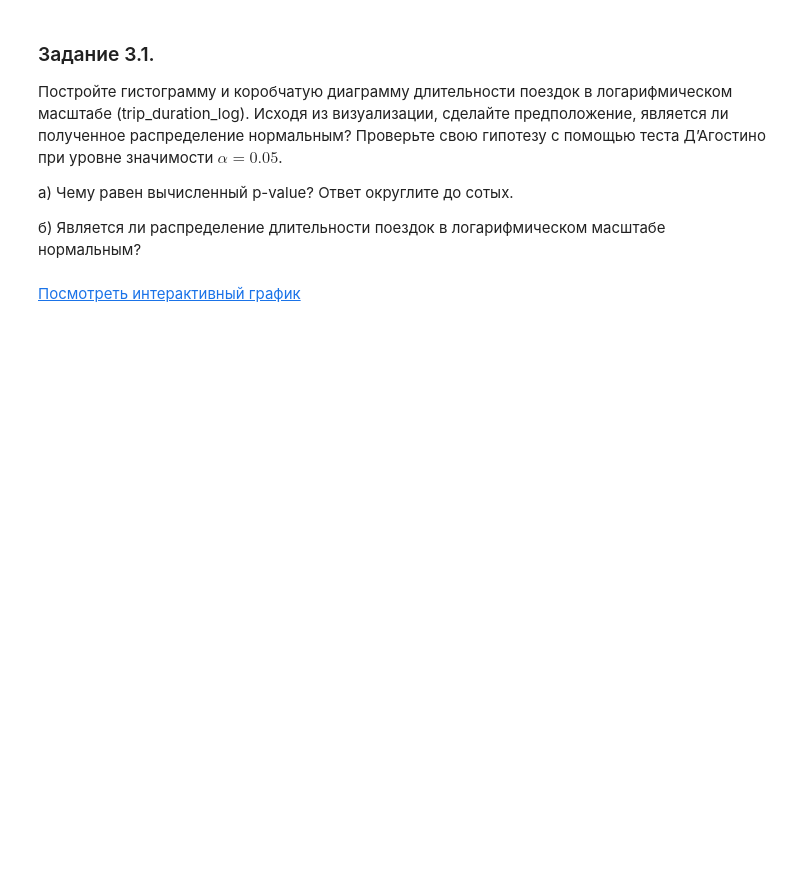
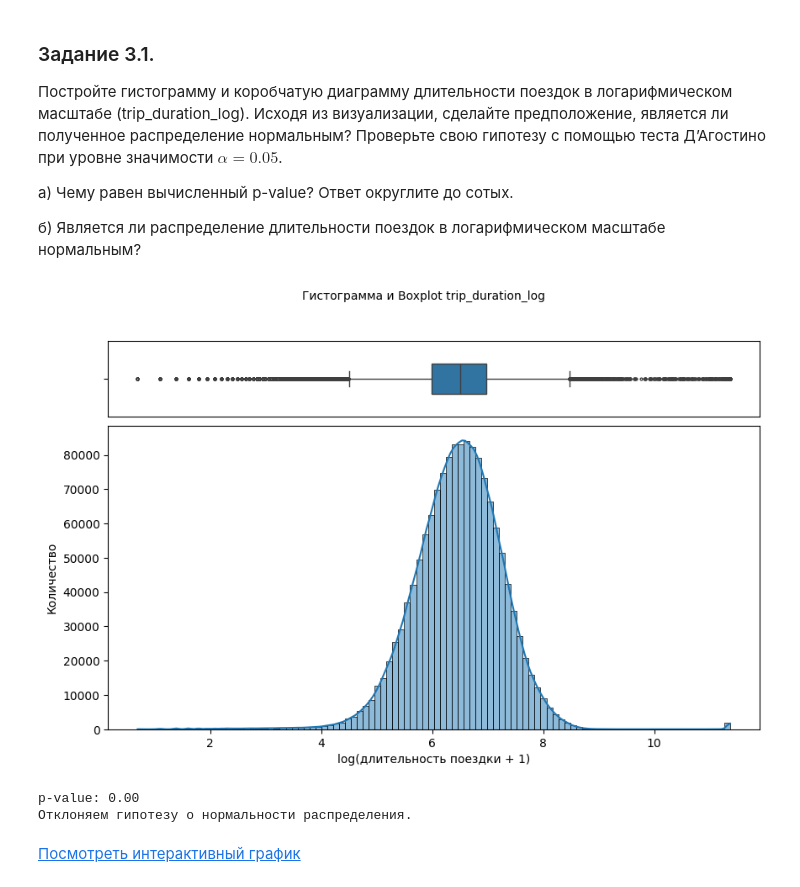
Before and after one commit to dafe1988/SF-DSPR-174, a Jupyter notebook: PROJECT_5_ Regression/Project-5._Fesenko.ipynb, the cells around one changed output. Drawn from its saved outputs; the diff is of its cells as text; code cells hidden in the pictures; blank space fills up the shorter version.

Commit message:
plotly separate

```diff
--- a/PROJECT_5_ Regression/Project-5._Fesenko.ipynb
+++ b/PROJECT_5_ Regression/Project-5._Fesenko.ipynb
@@ -540,29 +582,39 @@ taxi_data['trip_duration_log'] = np.log(taxi_data['trip_duration']+1)
 б) Является ли распределение длительности поездок в логарифмическом масштабе нормальным?
 # %%
 # ваш код здесь
-# Строим гистограмму с boxplot на полях
-fig = px.histogram(
-    taxi_data,
-    x='trip_duration_log',
-    title='Гистограмма и Boxplot trip_duration_log',
-    marginal='box',
-    labels={'trip_duration_log': 'log(длительность поездки + 1)'},
-    height=400, width=800
-)
-fig.write_html("plotly/fig_3_1.html")
-fig.show('png')
+fig = plt.figure(figsize=(10, 6))
+gs = gridspec.GridSpec(2, 1, height_ratios=[1, 4], hspace=0.05)
+
+# Верхний график — boxplot
+ax0 = fig.add_subplot(gs[0])
+sns.boxplot(x=taxi_data['trip_duration_log'], ax=ax0, width=0.4, fliersize=2)
+ax0.set(xlabel='')
+ax0.tick_params(axis='x', which='both', bottom=False, labelbottom=False)  # скрыть подписи по x
+
+# Нижний график — гистограмма
+ax1 = fig.add_subplot(gs[1], sharex=ax0)
+sns.histplot(taxi_data['trip_duration_log'], bins=100, kde=True)
+ax1.set_xlabel('log(длительность поездки + 1)')
+ax1.set_ylabel('Количество')
+
+plt.suptitle('Гистограмма и Boxplot trip_duration_log', fontsize=10)
+
+plt.show()
 
 # Тест Д’Агостино-Пирсона
 stat, p_value = stats.normaltest(taxi_data['trip_duration_log'])
-print(f"Статистика теста: {stat:.2f}")
 print(f"p-value: {p_value:.2f}")
 
 # Уровень значимости
 alpha = 0.05
 
 if p_value < alpha:
     print("Отклоняем гипотезу о нормальности распределения.")
 else:
     print("Нет оснований отклонять гипотезу о нормальности.")
+# %% [output]
+[figure, added]
+p-value: 0.00
+Отклоняем гипотезу о нормальности распределения.
 # %% [markdown]
 [Посмотреть интерактивный график](plotly/fig_3_1.html)
```
Also changed, not shown: parts of 34 cells of this notebook, 9 other files.
